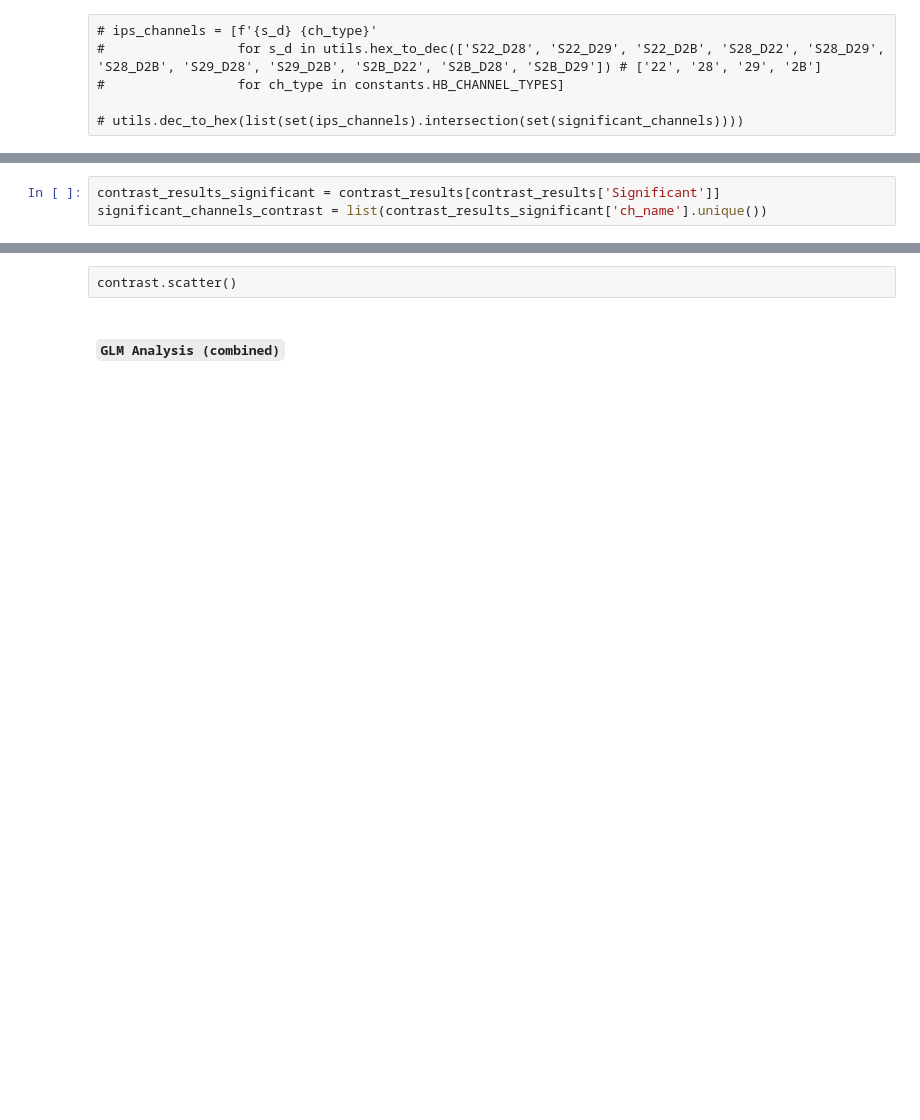
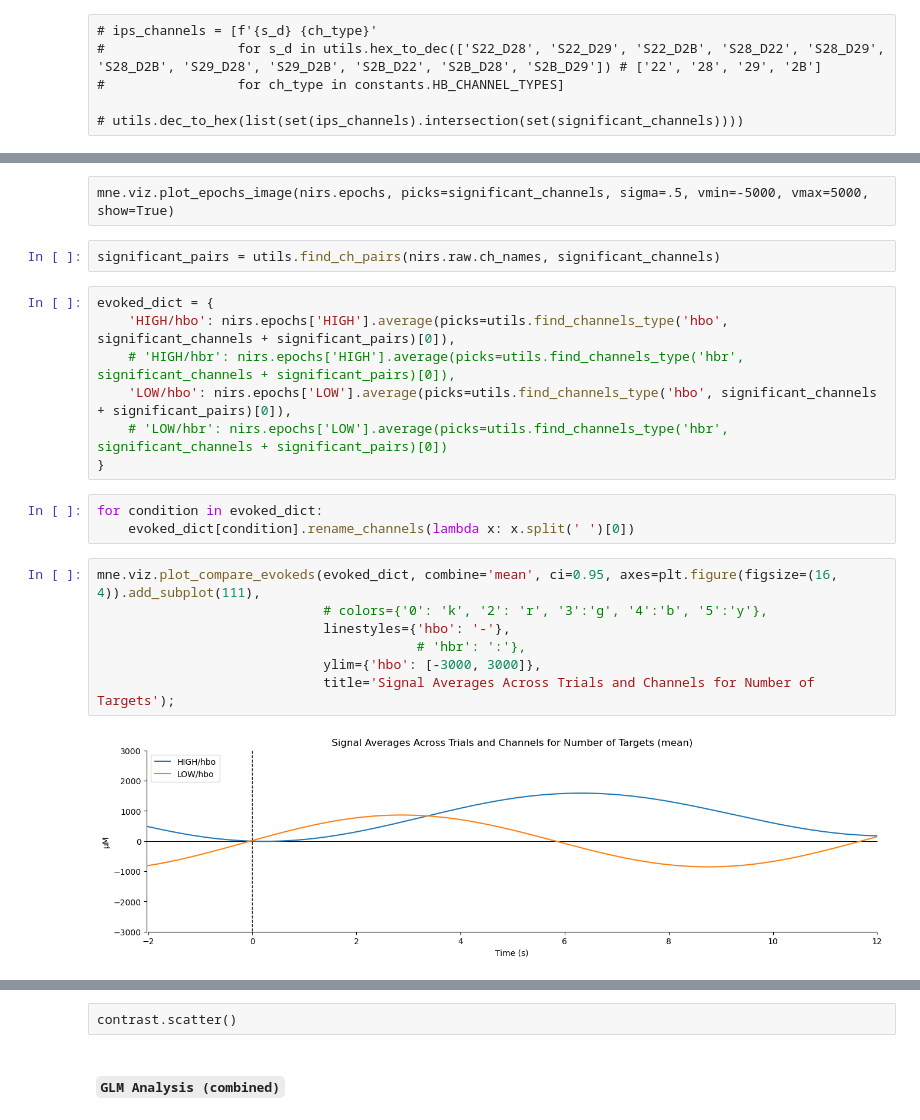
Before and after one commit to pulkitgoyal56/fnirsPy, a Jupyter notebook: new_data.ipynb, the cells around one changed output, grey strips where cells are left out. Drawn from its saved outputs; the diff is of its cells as text; blank space fills up the shorter version.

```diff
--- a/new_data.ipynb
+++ b/new_data.ipynb
@@ -269,3 +232,23 @@ contrast_results['Significant'] = st.multitest.multipletests(contrast_results['p
-# %%
-contrast_results_significant = contrast_results[contrast_results['Significant']]
-significant_channels_contrast = list(contrast_results_significant['ch_name'].unique())
+# %% [raw]
+mne.viz.plot_epochs_image(nirs.epochs, picks=significant_channels, sigma=.5, vmin=-5000, vmax=5000, show=True)
+# %%
+significant_pairs = utils.find_ch_pairs(nirs.raw.ch_names, significant_channels)
+# %%
+evoked_dict = {
+    'HIGH/hbo': nirs.epochs['HIGH'].average(picks=utils.find_channels_type('hbo', significant_channels + significant_pairs)[0]),
+    # 'HIGH/hbr': nirs.epochs['HIGH'].average(picks=utils.find_channels_type('hbr', significant_channels + significant_pairs)[0]),
+    'LOW/hbo': nirs.epochs['LOW'].average(picks=utils.find_channels_type('hbo', significant_channels + significant_pairs)[0]),
+    # 'LOW/hbr': nirs.epochs['LOW'].average(picks=utils.find_channels_type('hbr', significant_channels + significant_pairs)[0])
+}
+# %%
+for condition in evoked_dict:
+    evoked_dict[condition].rename_channels(lambda x: x.split(' ')[0])
+# %%
+mne.viz.plot_compare_evokeds(evoked_dict, combine='mean', ci=0.95, axes=plt.figure(figsize=(16, 4)).add_subplot(111),
+                             # colors={'0': 'k', '2': 'r', '3':'g', '4':'b', '5':'y'},
+                             linestyles={'hbo': '-'},
+                                         # 'hbr': ':'},
+                             ylim={'hbo': [-3000, 3000]},
+                             title='Signal Averages Across Trials and Channels for Number of Targets');
+# %% [output]
+[figure, added]
```
Also changed, not shown: parts of 43 cells of this notebook, 1 other file.
